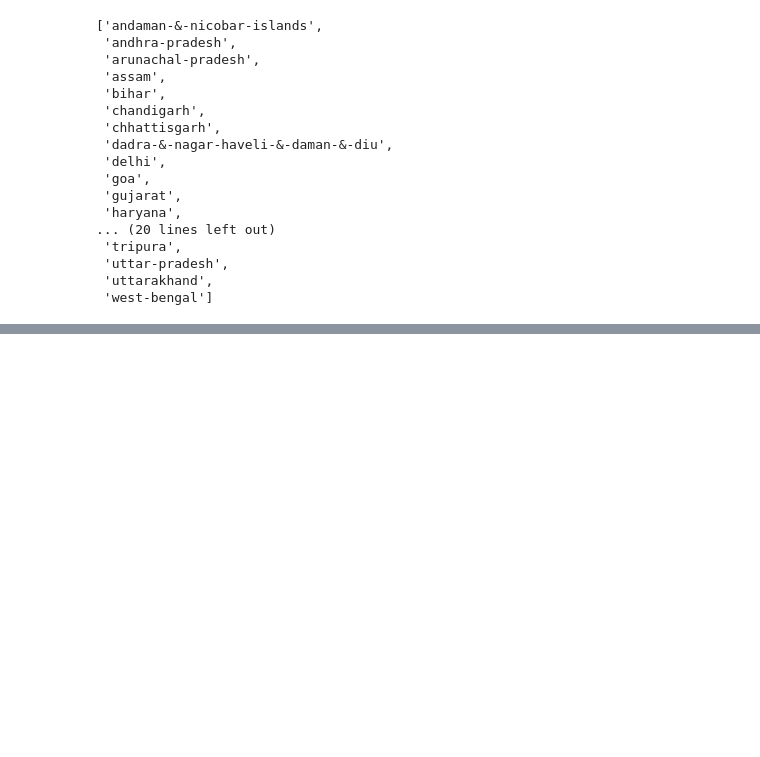
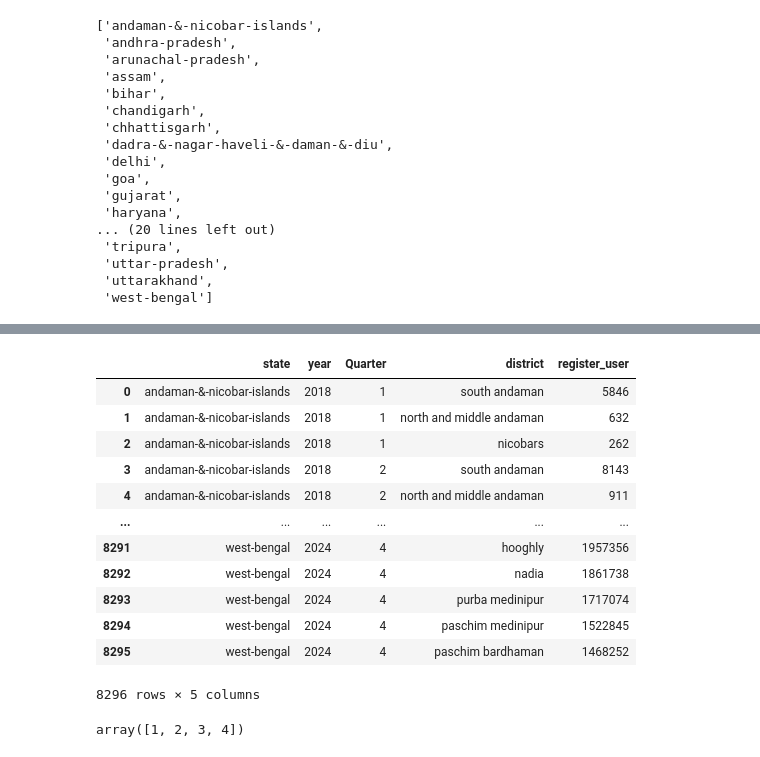
Before and after one commit to Ranjitha23ds/Phonepe-Pulse-Data-Visualization-and-Exploration, a Jupyter notebook: Phone.ipynb, the cells around one changed output, grey strips where cells are left out. Saved outputs shown, nothing was run; the diff lists cells and outputs as text; code cells hidden in the pictures; blank space fills up the shorter version.

```diff
--- a/Phone.ipynb
+++ b/Phone.ipynb
@@ -312,0 +417,4 @@ FileNotFoundError: [WinError 3] The system cannot find the path specified: 'phon
+# %%
+top_user_path="phonepe_pulse_data/data/top/user/country/india/state/"
+top_user=os.listdir(top_user_path)
+top_user
@@ -312,0 +439,47 @@ FileNotFoundError: [WinError 3] The system cannot find the path specified: 'phon
+# %%
+clm6={"state":[],"year":[],"Quarter":[],"district":[],"register_user":[]}
+for i in top_user:
+    p_i=top_user_path+i+'/'
+    top_user_year=os.listdir(p_i)
+#print(top_user_year)
+    for j in top_user_year:
+        p_j=p_i+j+'/'
+        top_user_quarter=os.listdir(p_j)
+    #pr int(top_user_quarter)
+        for k in top_user_quarter:
+            p_k=p_j+k
+        #print(p_k)
+            data=open(p_k,'r')
+            D=json.load(data)
+        #print(D)
+            for z in D["data"]["districts"]:
+                district_name=z["name"]
+                reg_user=z["registeredUsers"]
+                clm6["state"].append(i)
+                clm6["year"].append(j)
+                clm6["Quarter"].append(int(k.strip(".json")))
+                clm6["district"].append(district_name)
+                clm6["register_user"].append(reg_user)
+top_user_district=pd.DataFrame(clm6)
+# %%
+
+
+top_user_district
+# %% [output]
+|  | state | year | Quarter | district | register_user |
+| 0 | andaman-&-nicobar-islands | 2018 | 1 | south andaman | 5846 |
+| 1 | andaman-&-nicobar-islands | 2018 | 1 | north and middle andaman | 632 |
+| 2 | andaman-&-nicobar-islands | 2018 | 1 | nicobars | 262 |
+| 3 | andaman-&-nicobar-islands | 2018 | 2 | south andaman | 8143 |
+| 4 | andaman-&-nicobar-islands | 2018 | 2 | north and middle andaman | 911 |
+| ... | ... | ... | ... | ... | ... |
+| 8291 | west-bengal | 2024 | 4 | hooghly | 1957356 |
+| 8292 | west-bengal | 2024 | 4 | nadia | 1861738 |
+| 8293 | west-bengal | 2024 | 4 | purba medinipur | 1717074 |
+| 8294 | west-bengal | 2024 | 4 | paschim medinipur | 1522845 |
+| 8295 | west-bengal | 2024 | 4 | paschim bardhaman | 1468252 |
+8296 rows × 5 columns
+# %%
+top_user_district[top_user_district["district"]=="nadia"]["Quarter"].unique()
+# %% [output]
+array([1, 2, 3, 4])
```
Also changed, not shown: parts of 31 cells of this notebook.
